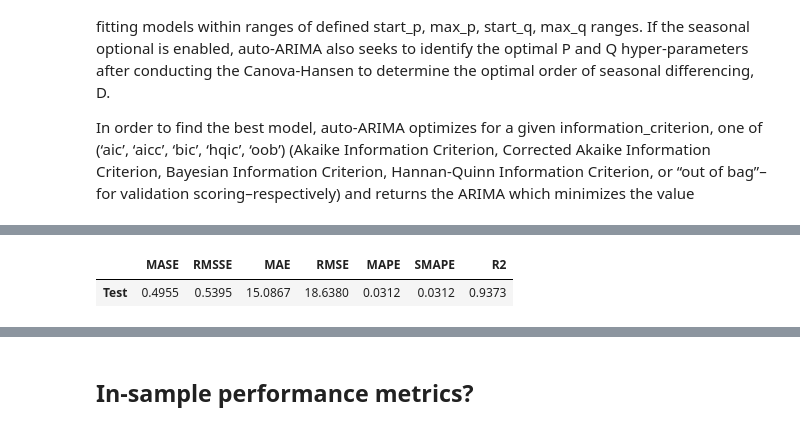
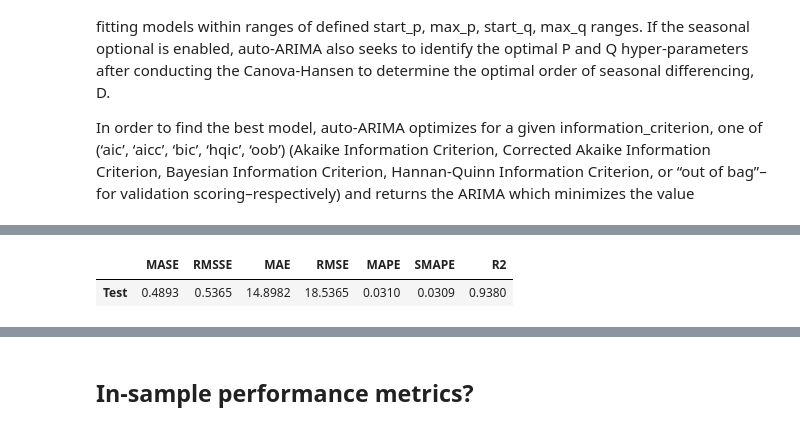
Before and after one commit to PJalgotrader/Deep_forecasting-USU, a Jupyter notebook: Lectures and codes/Module 4- ARIMA/Module4-ARIMA.ipynb, the cells around one changed output, grey strips where cells are left out. Saved outputs shown, nothing was run; the diff lists cells and outputs as text; code cells hidden in the pictures.

```diff
--- a/Lectures and codes/Module 4- ARIMA/Module4-ARIMA.ipynb
+++ b/Lectures and codes/Module 4- ARIMA/Module4-ARIMA.ipynb
@@ -341,10 +341,9 @@ In order to find the best model, auto-ARIMA optimizes for a given information_cr
 # %%
-# finding the best model based on information criterion bic
-auto_arima = exp.create_model('auto_arima', cross_validation=False, information_criterion='bic', start_p=0, start_q=0, max_p=5, max_q=5, seasonal=True, stepwise=True, trace=False)
+auto_arima_fast = exp.create_model('auto_arima', cross_validation=False, information_criterion='aic', start_p=0, start_q=0, max_p=5, max_q=5, seasonal=True, stepwise=True)
 # %% [output]
 [interactive output not drawn]
 |  | MASE | RMSSE | MAE | RMSE | MAPE | SMAPE | R2 |
-| Test | 0.4955 | 0.5395 | 15.0867 | 18.6380 | 0.0312 | 0.0312 | 0.9373 |
+| Test | 0.4893 | 0.5365 | 14.8982 | 18.5365 | 0.0310 | 0.0309 | 0.9380 |
 [interactive output not drawn]
 # %%
 # getting auto_arima's hyperparameters
```
Also changed, not shown: parts of 37 cells of this notebook, 1 other file.
